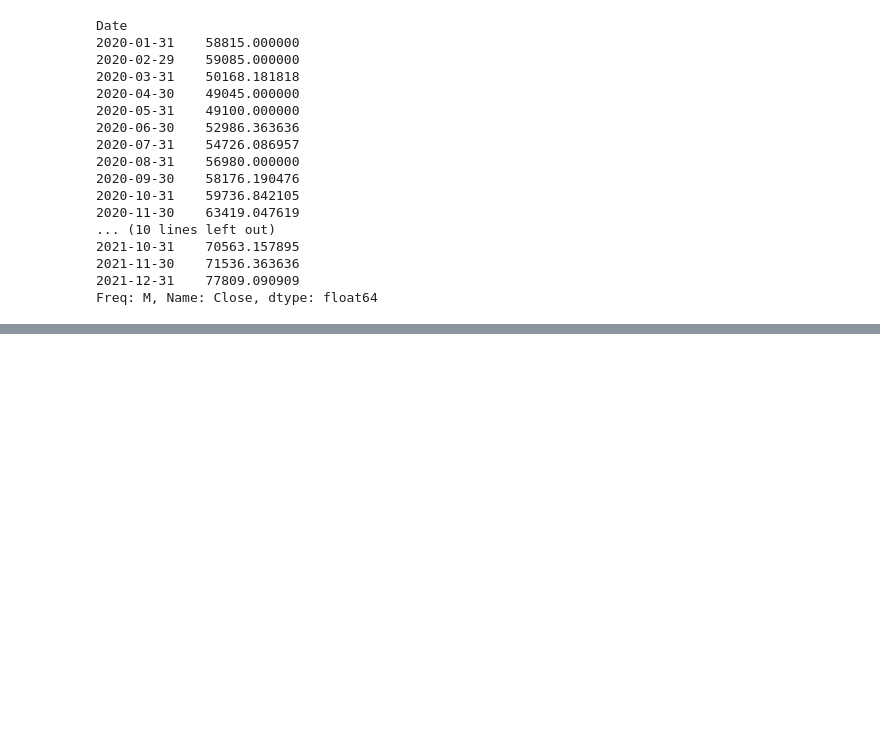
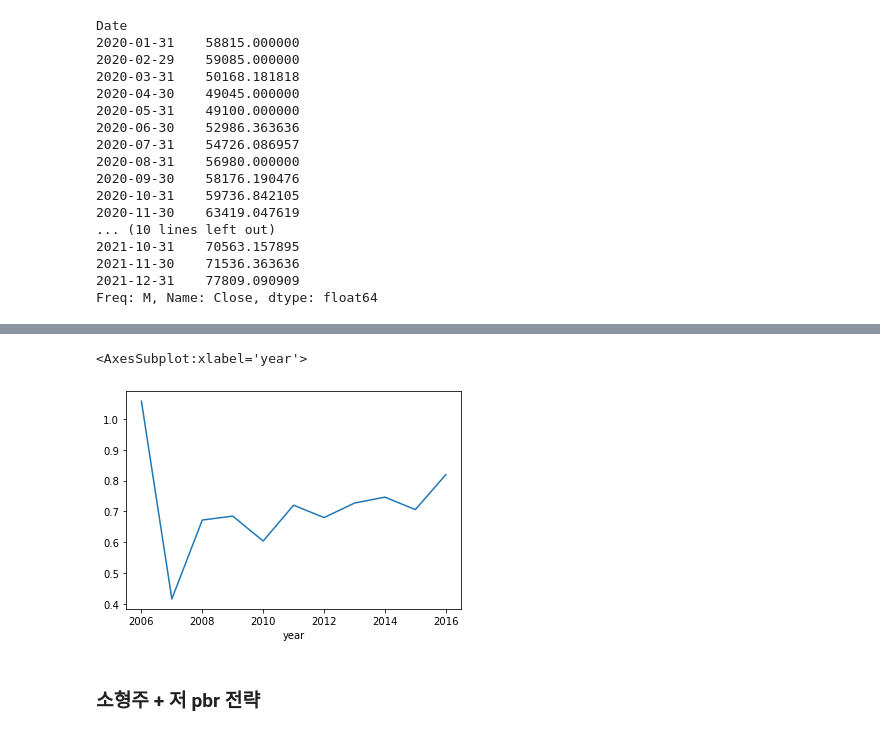
Before and after one commit to OHoRaaa/Quant, a Jupyter notebook: Practice.ipynb, the cells around one changed output, grey strips where cells are left out. Saved outputs shown, nothing was run; the diff lists cells and outputs as text; code cells hidden in the pictures; blank space fills up the shorter version.

```diff
--- a/Practice.ipynb
+++ b/Practice.ipynb
@@ -234,0 +327,3 @@ plt.show()
+# %%
+indicator_df = top_n_roa_df.pivot(index='year', columns='Name', values = 'ROA')
+indicator_df
@@ -234,0 +346,3 @@ plt.show()
+# %%
+asset_on_df = indicator_df.notna().astype(int).replace(0, np.nan)
+asset_on_df
@@ -234,0 +383,3 @@ plt.show()
+# %%
+selected_return_df = yearly_rtn_df * asset_on_df
+selected_return_df
@@ -234,0 +402,3 @@ plt.show()
+# %%
+rtn_series = selected_return_df.mean(axis=1)
+rtn_series
@@ -234,0 +437,7 @@ plt.show()
+# %%
+(rtn_series + 1).cumprod().plot()
+# %% [output]
+<AxesSubplot:xlabel='year'>
+[figure, added]
+# %% [markdown]
+### 소형주 + 저 pbr 전략
```
Also changed, not shown: parts of 87 cells of this notebook, 5 other files.
